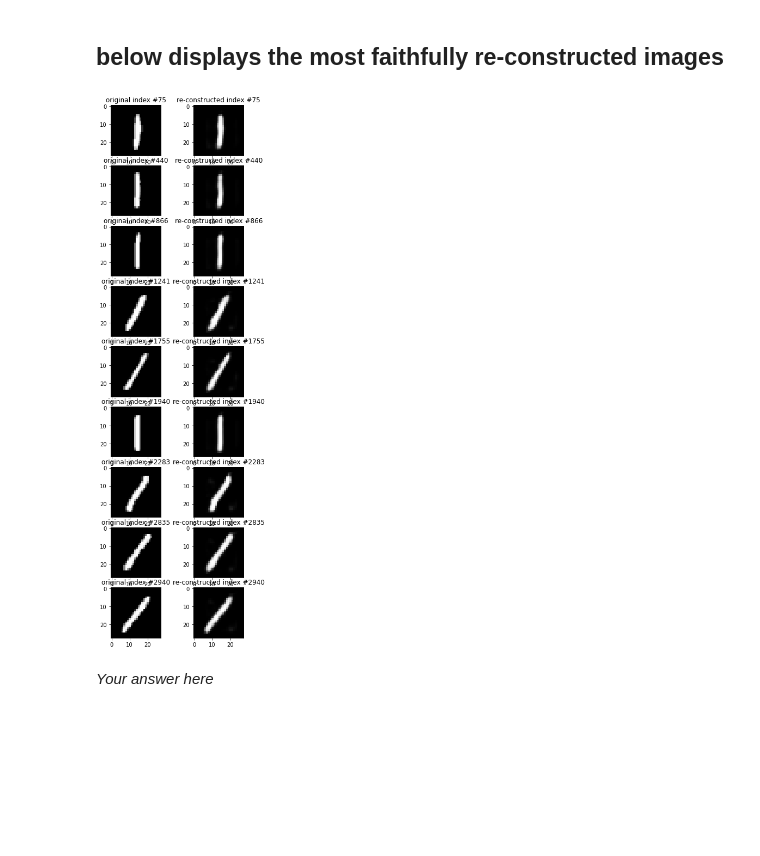
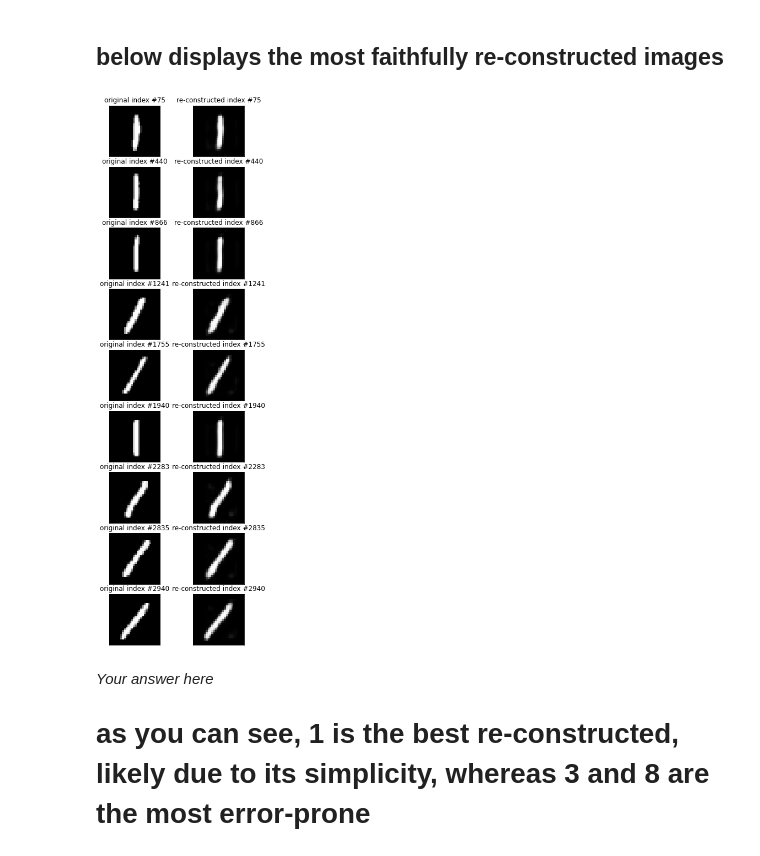
Before and after one commit to jackxxu/2020-CS109B, a Jupyter notebook: content/homeworks/hw05/notebook/cs109b-hw5-students.ipynb, the cells around one changed output. Saved outputs shown, nothing was run; the diff lists cells and outputs as text; code cells hidden in the pictures; blank space fills up the shorter version.

```diff
--- a/content/homeworks/hw05/notebook/cs109b-hw5-students.ipynb
+++ b/content/homeworks/hw05/notebook/cs109b-hw5-students.ipynb
@@ -637,8 +637,12 @@ confusion_indexes = (mse_x_cs109b > threshold).nonzero()[0]
 count_confused = len(confusion_indexes)
 f, ax = plt.subplots(count_confused, 2, figsize=(5, count_confused*2))
 for i,  seq in enumerate(confusion_indexes):
+    ax[i, 0].set_xticks([])
+    ax[i, 0].set_yticks([])
     ax[i, 0].set_title(f'original index #{seq}')
     ax[i, 0].imshow(x_cs109b[seq].reshape(28, 28), cmap='gray');
+    ax[i, 1].set_xticks([])
+    ax[i, 1].set_yticks([])
     ax[i, 1].set_title(f're-constructed index #{seq}')
     ax[i, 1].imshow(cae_recons_x_cs109b[seq].reshape(28, 28), cmap='gray');
 # %% [output]
@@ -648,14 +652,20 @@ for i,  seq in enumerate(confusion_indexes):
 # %%
 threshold_max = 2.5
 confusion_indexes = (mse_x_cs109b < threshold_max).nonzero()[0]
 count_confused = len(confusion_indexes)
 f, ax = plt.subplots(count_confused, 2, figsize=(5, count_confused*2))
 for i,  seq in enumerate(confusion_indexes):
+    ax[i, 0].set_xticks([])
+    ax[i, 0].set_yticks([])
     ax[i, 0].set_title(f'original index #{seq}')
     ax[i, 0].imshow(x_cs109b[seq].reshape(28, 28), cmap='gray');
+    ax[i, 1].set_xticks([])
+    ax[i, 1].set_yticks([])
     ax[i, 1].set_title(f're-constructed index #{seq}')
     ax[i, 1].imshow(cae_recons_x_cs109b[seq].reshape(28, 28), cmap='gray');
 # %% [output]
-[figure, old version]
+[figure, new version]
-# %% [markdown]
-*Your answer here*
+# %% [markdown]
+*Your answer here*
+
+# as you can see, 1 is the best re-constructed, likely due to its simplicity, whereas 3 and 8 are the most error-prone
```
Also changed, not shown: parts of 1 cell of this notebook.
